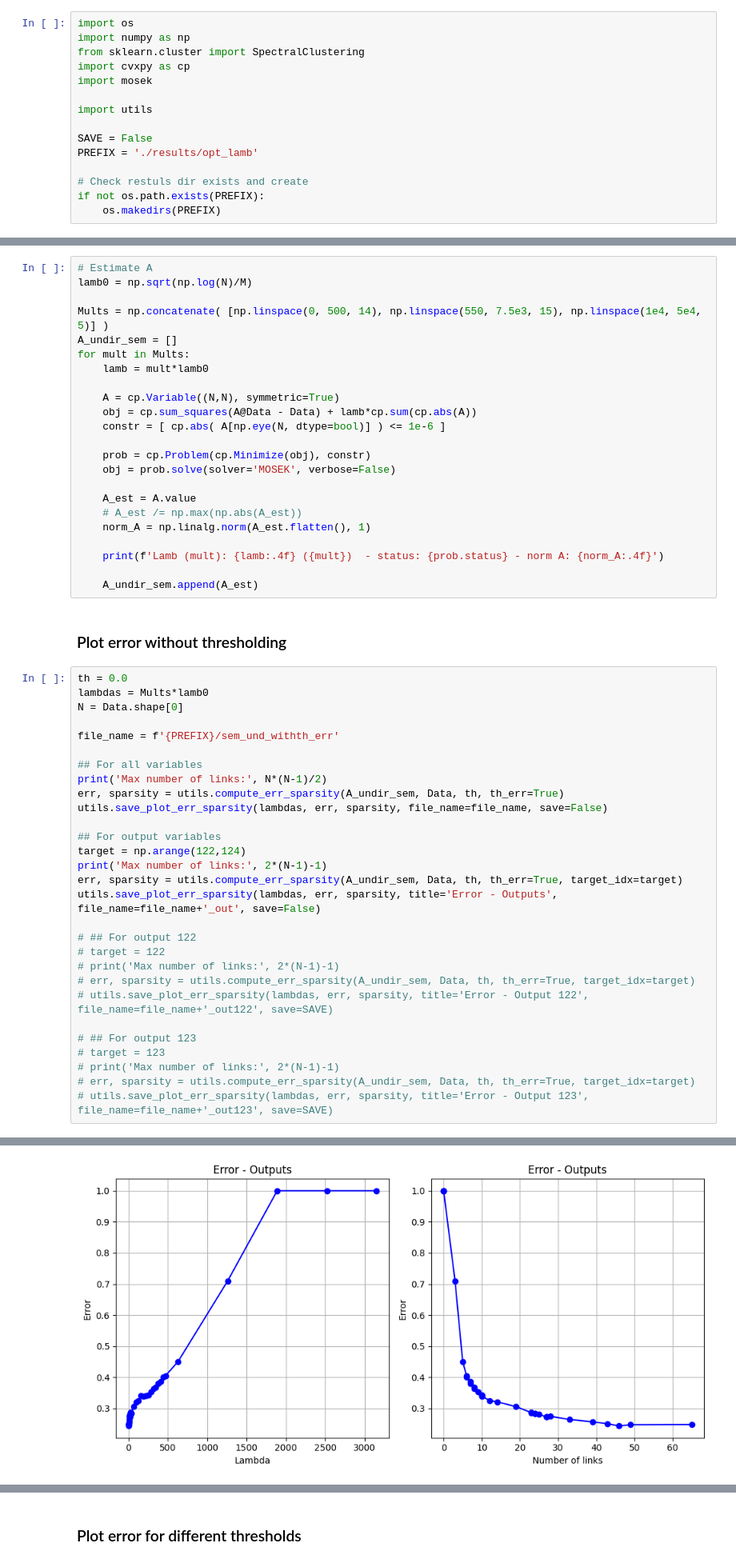
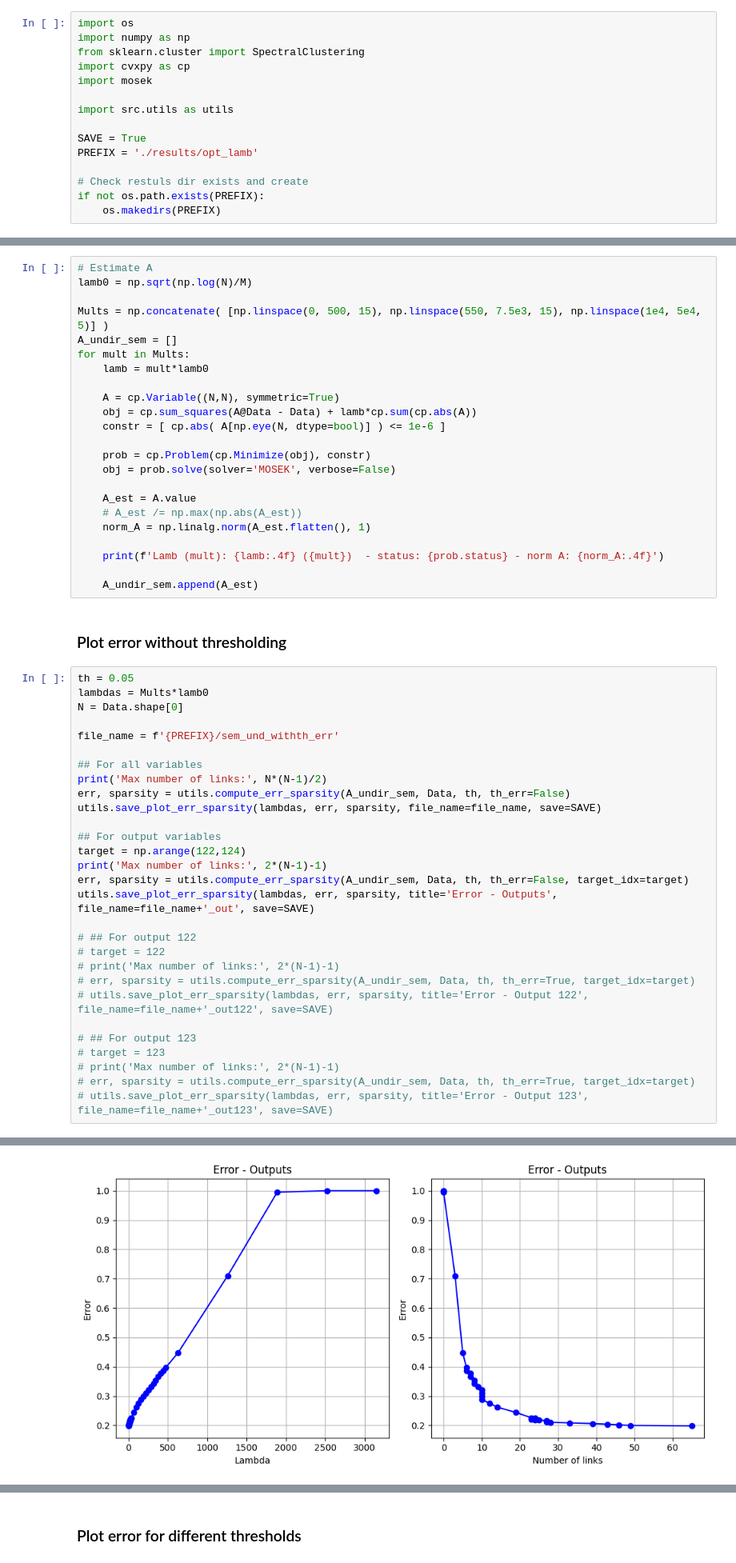
Before and after one commit to reysam93/acoustic_nti, a Jupyter notebook: opt_lambda.ipynb, the cells around one changed output, grey strips where cells are left out. Shown at 80% size. Drawn from its saved outputs; the diff is of its cells as text.

```diff
--- a/opt_lambda.ipynb
+++ b/opt_lambda.ipynb
@@ -5,9 +5,9 @@ from sklearn.cluster import SpectralClustering
 import cvxpy as cp
 import mosek
 
-import utils
+import src.utils as utils
 
-SAVE = False
+SAVE = True
 PREFIX = './results/opt_lamb'
 
 # Check restuls dir exists and create
@@ -30,7 +30,7 @@ Std value of: X: 1.000  -  Y: 1.000  -  data: 1.000
 # Estimate A
 lamb0 = np.sqrt(np.log(N)/M)
 
-Mults = np.concatenate( [np.linspace(0, 500, 14), np.linspace(550, 7.5e3, 15), np.linspace(1e4, 5e4, 5)] )
+Mults = np.concatenate( [np.linspace(0, 500, 15), np.linspace(550, 7.5e3, 15), np.linspace(1e4, 5e4, 5)] )
 A_undir_sem = []
 for mult in Mults:
     lamb = mult*lamb0
@@ -52,7 +52,7 @@ for mult in Mults:
 # %% [markdown]
 ### Plot error without thresholding
 # %%
-th = 0.0
+th = 0.05
 lambdas = Mults*lamb0
 N = Data.shape[0]
 
@@ -60,14 +60,14 @@ file_name = f'{PREFIX}/sem_und_withth_err'
 
 ## For all variables
 print('Max number of links:', N*(N-1)/2)
-err, sparsity = utils.compute_err_sparsity(A_undir_sem, Data, th, th_err=True)
-utils.save_plot_err_sparsity(lambdas, err, sparsity, file_name=file_name, save=False)
+err, sparsity = utils.compute_err_sparsity(A_undir_sem, Data, th, th_err=False)
+utils.save_plot_err_sparsity(lambdas, err, sparsity, file_name=file_name, save=SAVE)
 
 ## For output variables
 target = np.arange(122,124)
 print('Max number of links:', 2*(N-1)-1)
-err, sparsity = utils.compute_err_sparsity(A_undir_sem, Data, th, th_err=True, target_idx=target)
-utils.save_plot_err_sparsity(lambdas, err, sparsity, title='Error - Outputs', file_name=file_name+'_out', save=False)
+err, sparsity = utils.compute_err_sparsity(A_undir_sem, Data, th, th_err=False, target_idx=target)
+utils.save_plot_err_sparsity(lambdas, err, sparsity, title='Error - Outputs', file_name=file_name+'_out', save=SAVE)
 
 # ## For output 122
 # target = 122
@@ -86,5 +86,5 @@ Max number of links: 7626.0
 Max number of links: 245
-[figure, old version]
+[figure, new version]
 # %%
 # import pandas as pd
 
```
Also changed, not shown: parts of 4 cells of this notebook, 7 other files.
